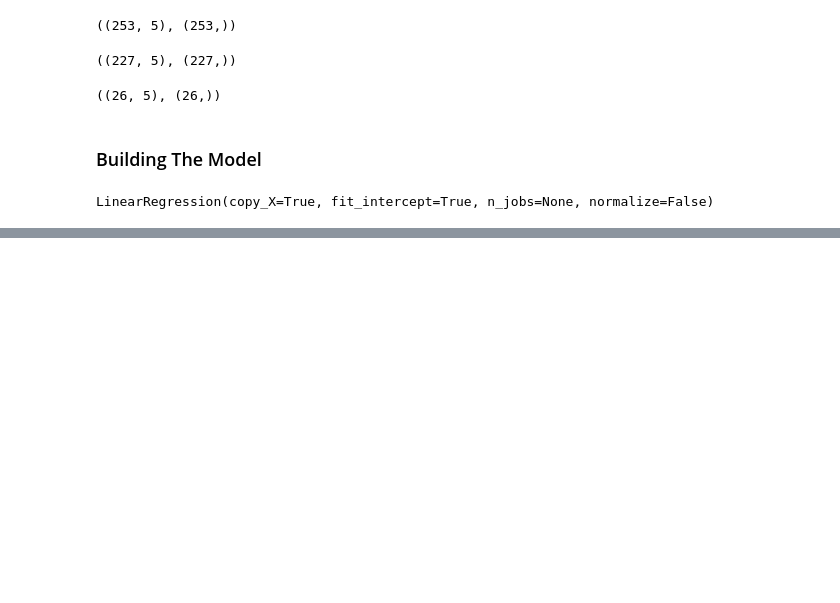
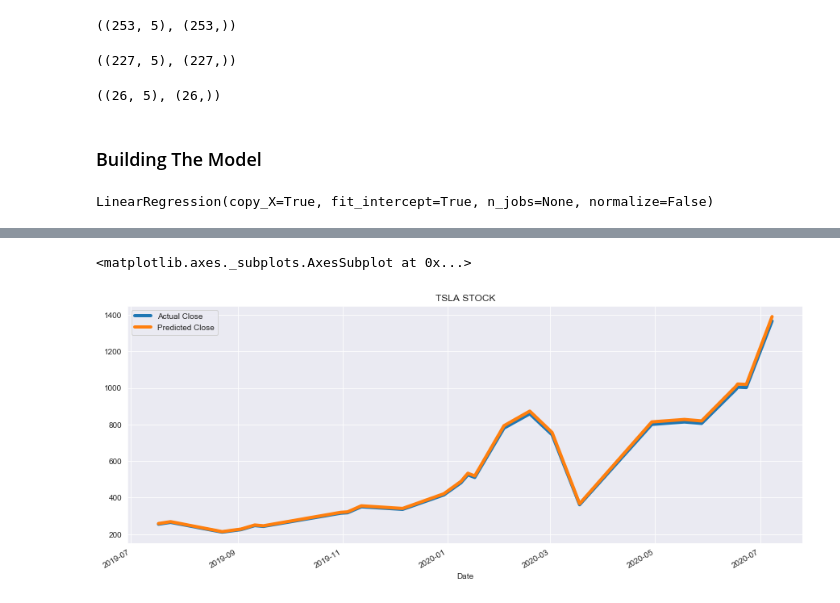
Before and after one commit to rooneyrulz/tesla_stock_analysis, a Jupyter notebook: Predictions.ipynb, the cells around one changed output, grey strips where cells are left out. Cells and saved outputs as stored; diff of their text form; code cells hidden in the pictures; blank space fills up the shorter version.

Commit message:
predictions & visualizations

```diff
--- a/Predictions.ipynb
+++ b/Predictions.ipynb
@@ -126,0 +129,8 @@ LinearRegression(copy_X=True, fit_intercept=True, n_jobs=None, normalize=False)
+# %%
+# Make Predictions
+prediction = model.predict(X_test)
+# %%
+# Predictions VS Y_true
+pred_vs_true = pd.DataFrame({'Actual Close': y_test, 'Predicted Close': prediction})
+
+pred_vs_true
@@ -126,0 +156,6 @@ LinearRegression(copy_X=True, fit_intercept=True, n_jobs=None, normalize=False)
+# %%
+# Let's visualize the predictions & actual
+pred_vs_true[['Actual Close', 'Predicted Close']].plot(linewidth=4, figsize=(15, 6), title='TSLA STOCK')
+# %% [output]
+<matplotlib.axes._subplots.AxesSubplot at 0x...>
+[figure, added]
```
Also changed, not shown: parts of 2 cells of this notebook.
